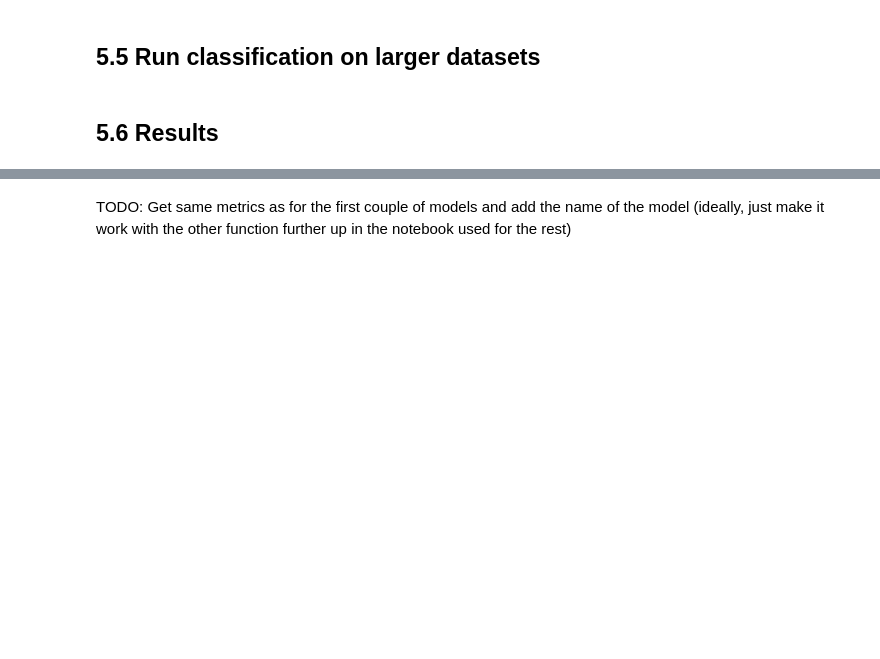
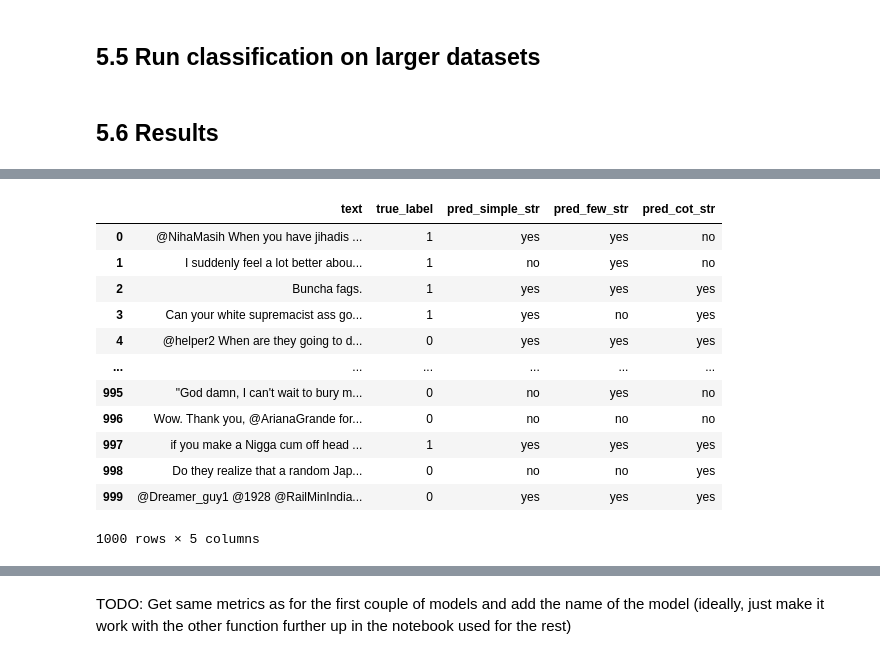
Before and after one commit to AugustBjerg/NLP-exam, a Jupyter notebook: notebooks/notebook_with_LLM.ipynb, the cells around one changed output, grey strips where cells are left out. Cells and saved outputs as stored; diff of their text form; code cells hidden in the pictures; blank space fills up the shorter version.

```diff
--- a/notebooks/notebook_with_LLM.ipynb
+++ b/notebooks/notebook_with_LLM.ipynb
@@ -830,2 +949,27 @@ sample_df.head(10)
 # %% [markdown]
 ## 5.6 Results
+# %%
+# 1. Prepare a fresh llm_results list
+llm_results = []
+
+# 2. Pull the true labels from your real column
+y_true = sample_df['is_hate_speech'].values
+
+# 3. A tiny helper to turn your “yes”/“no” preds into 1/0
+def to_numeric(preds):
+    return np.array([1 if p == 'yes' else 0 for p in preds])
+
+# 4. Run each of your LLM classifiers (you already have these arrays)
+y_simple = to_numeric(simple_preds)
+y_few   = to_numeric(few_shot_preds)
+y_cot   = to_numeric(cot_preds)
+
+# 5. Build a classification report for each and append to llm_results
+report_simple = classification_report(y_true, y_simple, output_dict=True)
+append_results(llm_results, report_simple, 'LLM simple prompt', EVALUATION_METRICS)
+
+report_few = classification_report(y_true, y_few, output_dict=True)
+append_results(llm_results, report_few, 'LLM few-shot prompt', EVALUATION_METRICS)
+
+report_cot = classification_report(y_true, y_cot, output_dict=True)
+append_results(llm_results, report_cot, 'LLM chain-of-thought prompt', EVALUATION_METRICS)
@@ -831,0 +984,34 @@ sample_df.head(10)
+# %%
+# 1. Copy your sample (or full test) DataFrame
+comp_df = sample_df.copy()
+
+# 2. Add numeric preds
+comp_df['pred_simple'] = to_numeric(simple_preds)
+comp_df['pred_few']    = to_numeric(few_shot_preds)
+comp_df['pred_cot']    = to_numeric(cot_preds)
+
+# 3. (Optional) turn 0/1 back into yes/no strings
+comp_df['pred_simple_str'] = np.where(comp_df['pred_simple']==1, 'yes', 'no')
+comp_df['pred_few_str']    = np.where(comp_df['pred_few']==1,    'yes', 'no')
+comp_df['pred_cot_str']    = np.where(comp_df['pred_cot']==1,    'yes', 'no')
+
+# 4. Rename your true‐label column to something easy
+comp_df = comp_df.rename(columns={'is_hate_speech': 'true_label'})
+
+# 5. See the full thing
+comp_df[['text', 'true_label',
+               'pred_simple_str', 'pred_few_str', 'pred_cot_str']]
+# %% [output]
+|  | text | true_label | pred_simple_str | pred_few_str | pred_cot_str |
+| 0 | @NihaMasih When you have jihadis ... | 1 | yes | yes | no |
+| 1 | I suddenly feel a lot better abou... | 1 | no | yes | no |
+| 2 | Buncha fags. | 1 | yes | yes | yes |
+| 3 | Can your white supremacist ass go... | 1 | yes | no | yes |
+| 4 | @helper2 When are they going to d... | 0 | yes | yes | yes |
+| ... | ... | ... | ... | ... | ... |
+| 995 | "God damn, I can't wait to bury m... | 0 | no | yes | no |
+| 996 | Wow. Thank you, @ArianaGrande for... | 0 | no | no | no |
+| 997 | if you make a Nigga cum off head ... | 1 | yes | yes | yes |
+| 998 | Do they realize that a random Jap... | 0 | no | no | yes |
+| 999 | @Dreamer_guy1 @1928 @RailMinIndia... | 0 | yes | yes | yes |
+1000 rows × 5 columns
```
Also changed, not shown: parts of 24 cells of this notebook.
